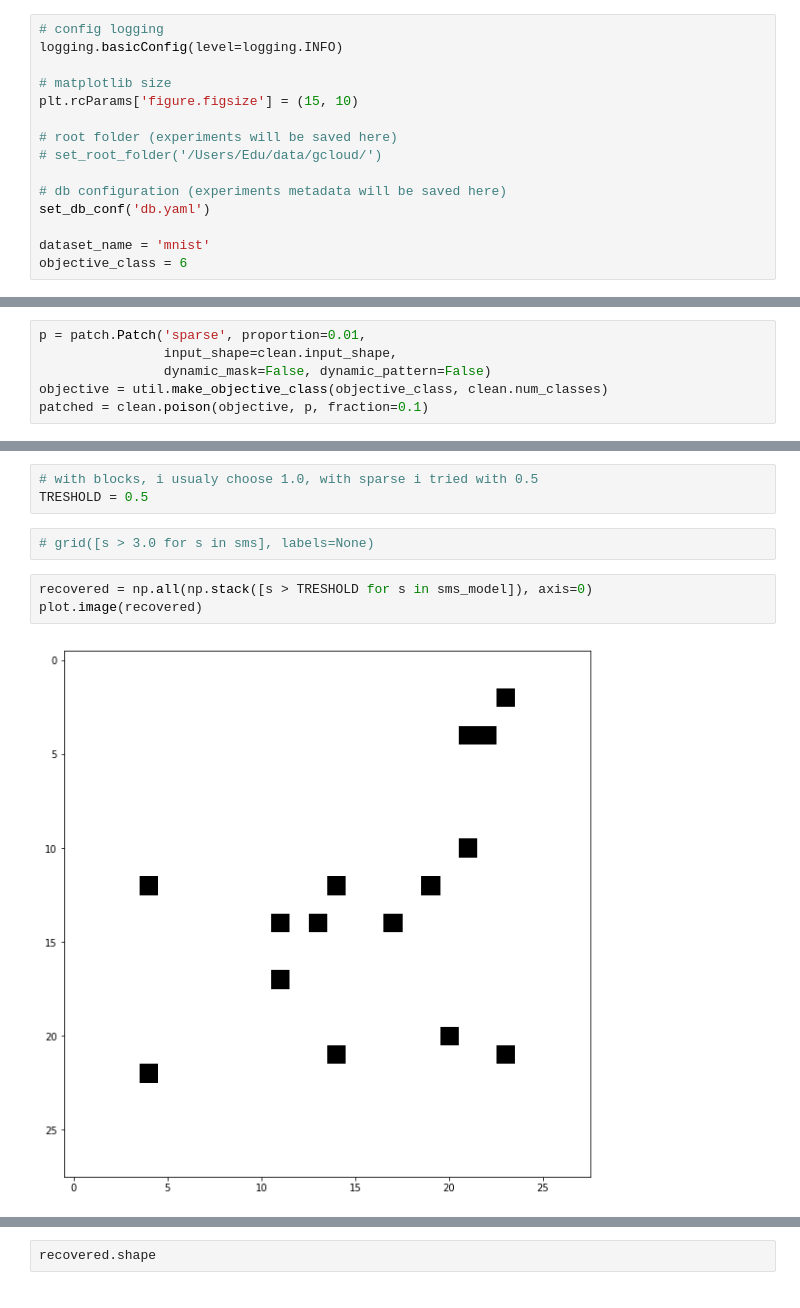
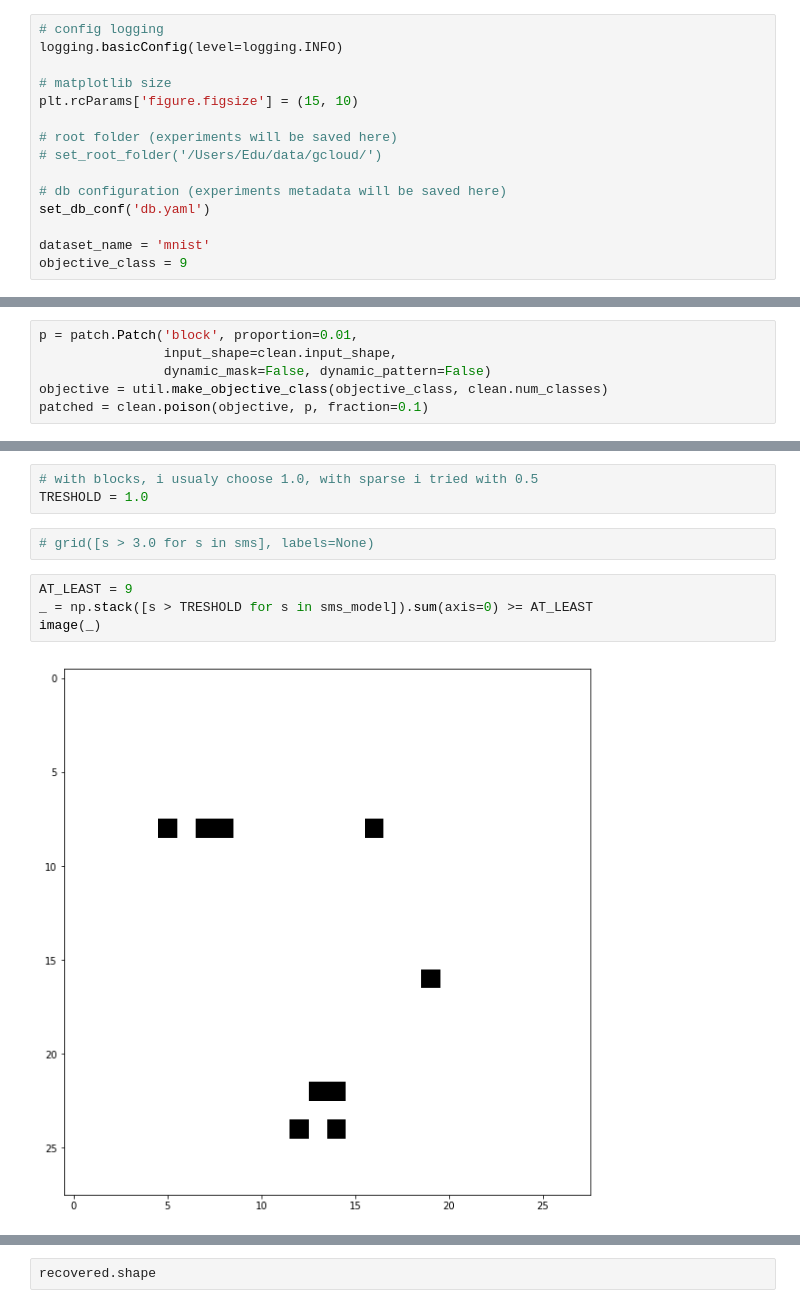
Before and after one commit to edublancas/trojan-defender, a Jupyter notebook: experiments/full-pipeline.ipynb, the cells around one changed output, grey strips where cells are left out. Drawn from its saved outputs; the diff is of its cells as text.

```diff
--- a/experiments/full-pipeline.ipynb
+++ b/experiments/full-pipeline.ipynb
@@ -28,7 +28,7 @@ plt.rcParams['figure.figsize'] = (15, 10)
 set_db_conf('db.yaml')
 
 dataset_name = 'mnist'
-objective_class = 6
+objective_class = 9
 # %%
 loader = datasets.cifar10 if dataset_name == 'cifar10' else datasets.mnist
 clean = loader()
@@ -48,7 +48,7 @@ Epoch 2/2
 INFO:trojan_defender.train.train:Test loss: 0.04
 INFO:trojan_defender.train.train:Test accuracy: 0.99
 # %%
-p = patch.Patch('sparse', proportion=0.01,
+p = patch.Patch('block', proportion=0.01,
                 input_shape=clean.input_shape,
                 dynamic_mask=False, dynamic_pattern=False)
 objective = util.make_objective_class(objective_class, clean.num_classes)
@@ -297,11 +298,12 @@ grid(sms_baseline, labels=None)
 # image(np.stack(sms).mean(axis=0) > 3.0)
 # %%
 # with blocks, i usualy choose 1.0, with sparse i tried with 0.5
-TRESHOLD = 0.5
+TRESHOLD = 1.0
 # %%
 # grid([s > 3.0 for s in sms], labels=None)
 # %%
-recovered = np.all(np.stack([s > TRESHOLD for s in sms_model]), axis=0)
-plot.image(recovered)
+AT_LEAST = 9
+_ = np.stack([s > TRESHOLD for s in sms_model]).sum(axis=0) >= AT_LEAST
+image(_)
 # %% [output]
-[figure, old version]
+[figure, new version]
```
Also changed, not shown: parts of 20 cells of this notebook.
